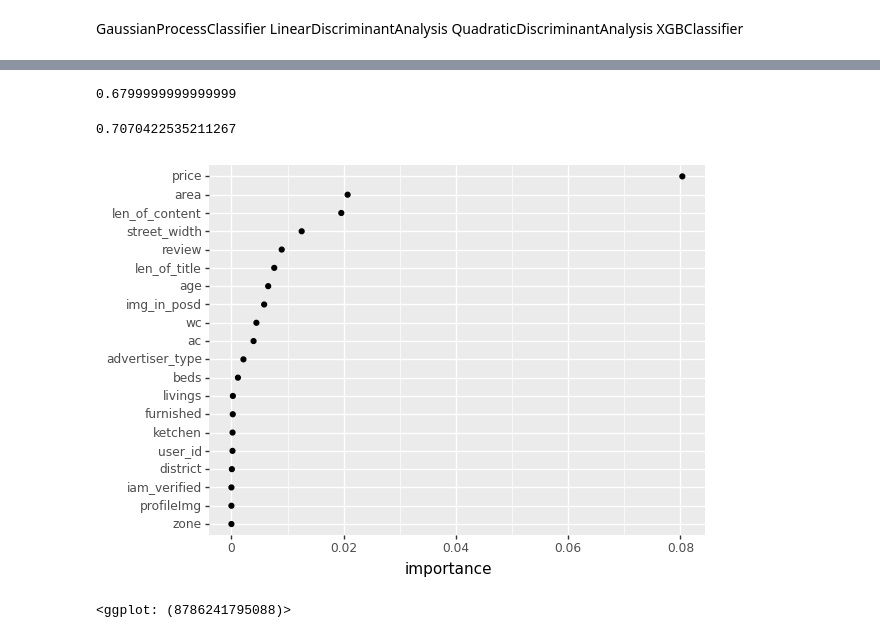
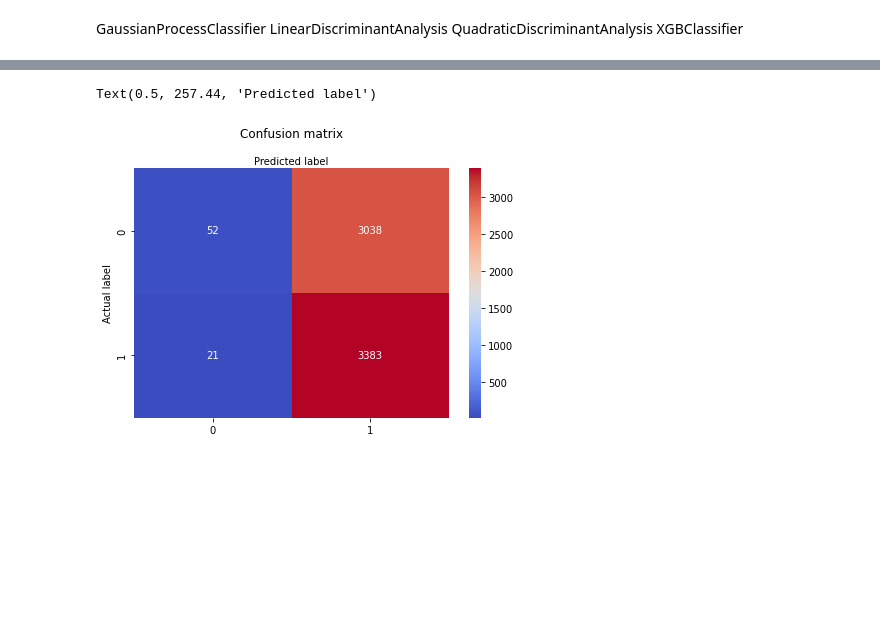
Before and after one commit to Abdulmalik-rebdi/aqar1, a Jupyter notebook: src/classification.ipynb, the cells around one changed output, grey strips where cells are left out. Cells and saved outputs as stored; diff of their text form; code cells hidden in the pictures; blank space fills up the shorter version.

```diff
--- a/src/classification.ipynb
+++ b/src/classification.ipynb
@@ -118,7 +118,7 @@ encoder = OneHotEncoder(handle_unknown="ignore")
 # %% [markdown]
 pca to try if it going to help
 # %%
-pca = PCA(n_components=14)
+# pca = PCA(n_components=14)
 # %%
 preprocessor = ColumnTransformer(
   remainder="passthrough",
@@ -447,13 +420,22 @@ for i in range(5,50,2):
           SVC(kernel="rbf", C=0.025, probability=True),
           NuSVC(probability=True),
           DecisionTreeClassifier(),
-          RandomForestClassifier(),
+          RandomForestClassifier(n_estimators=5,max_depth=1,min_samples_leaf=3, max_features=6, random_state=42),
+          # RandomizedSearchCV(
+          #       estimator=pipeline['clf'],
+          #     param_distributions=parameter_grid,
+          #     n_iter=number_models,
+          #     scoring='accuracy',
+          #     n_jobs=2,
+          #     cv=4,
+          #     refit=True,
+          #     return_train_score=True),
           AdaBoostClassifier(),
           GradientBoostingClassifier(),
           GaussianNB(),
           LinearDiscriminantAnalysis(),
           QuadraticDiscriminantAnalysis(),
-          ExtraTreesClassifier(),
+          ExtraTreesClassifier(**parameters),
           # SGDClassifier(),
           # Perceptron(),
           # LinearSVC(),
@@ -579,27 +534,25 @@ results =cross_val_score(clf1, X_test, y_test.values.ravel(), cv=k, scoring=loss
-# %%
-np.abs(np.mean(results))
-# %% [output]
-0.6799999999999999
-# %%
-a = clf1.predict(X_test)
-accuracy_score(y_test, a)
-# %% [output]
-0.7070422535211267
-# %%
-r = permutation_importance(
-  model_pipeline,
-  X_train,
-  y_train,
-  n_repeats=30,
-  random_state=0
-  )
-
-vip = pd.DataFrame({'feature': X_train.columns.values,
-                    'importance': r.importances_mean})
-
-(ggplot(vip, aes('importance', 'reorder(feature, importance)'))
-  + geom_point()
-  + labs(y=None))
-# %% [output]
-[figure, removed]
-<ggplot: (8786241795088)>
+# %%
+pipeline= Pipeline([
+   ('preprocessor',preprocessor),
+   ('clf',RandomForestClassifier(n_estimators=5,max_depth=1,min_samples_leaf=3, max_features=6, random_state=42))
+])
+pipeline.fit(X_train,y_train)
+
+#Predicting y for X_val
+y_pred = pipeline.predict(X)
+cm = confusion_matrix(y,y_pred)
+
+class_names=[1,2]
+fig, ax = plt.subplots()
+tick_marks = np.arange(len(class_names))
+plt.xticks(tick_marks, class_names)
+plt.yticks(tick_marks, class_names)
+sns.heatmap(pd.DataFrame(cm), annot=True, cmap="coolwarm" ,fmt='g')
+ax.xaxis.set_label_position("top")
+plt.tight_layout()
+plt.title('Confusion matrix', y=1.1)
+plt.ylabel('Actual label')
+plt.xlabel('Predicted label')
+# %% [output]
+Text(0.5, 257.44, 'Predicted label')
+[figure, added]
```
Also changed, not shown: parts of 32 cells of this notebook, 8 other files.
